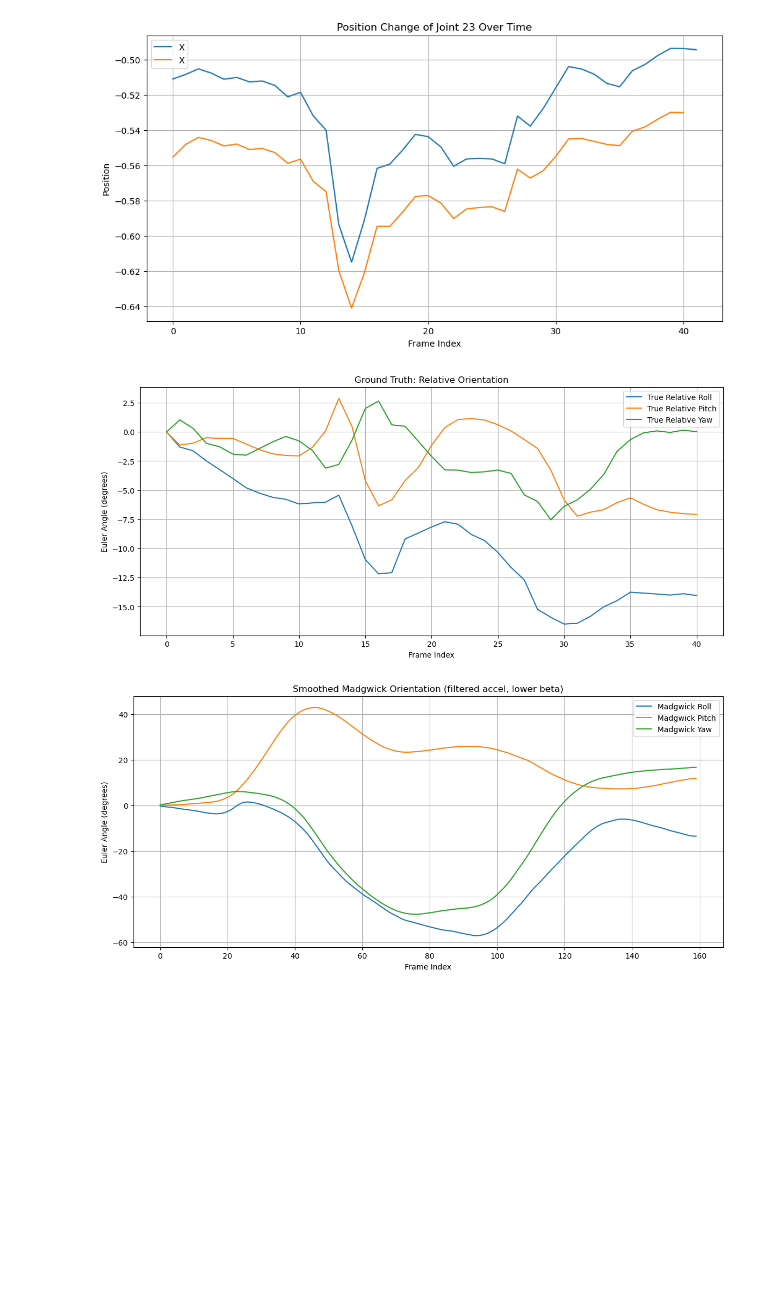
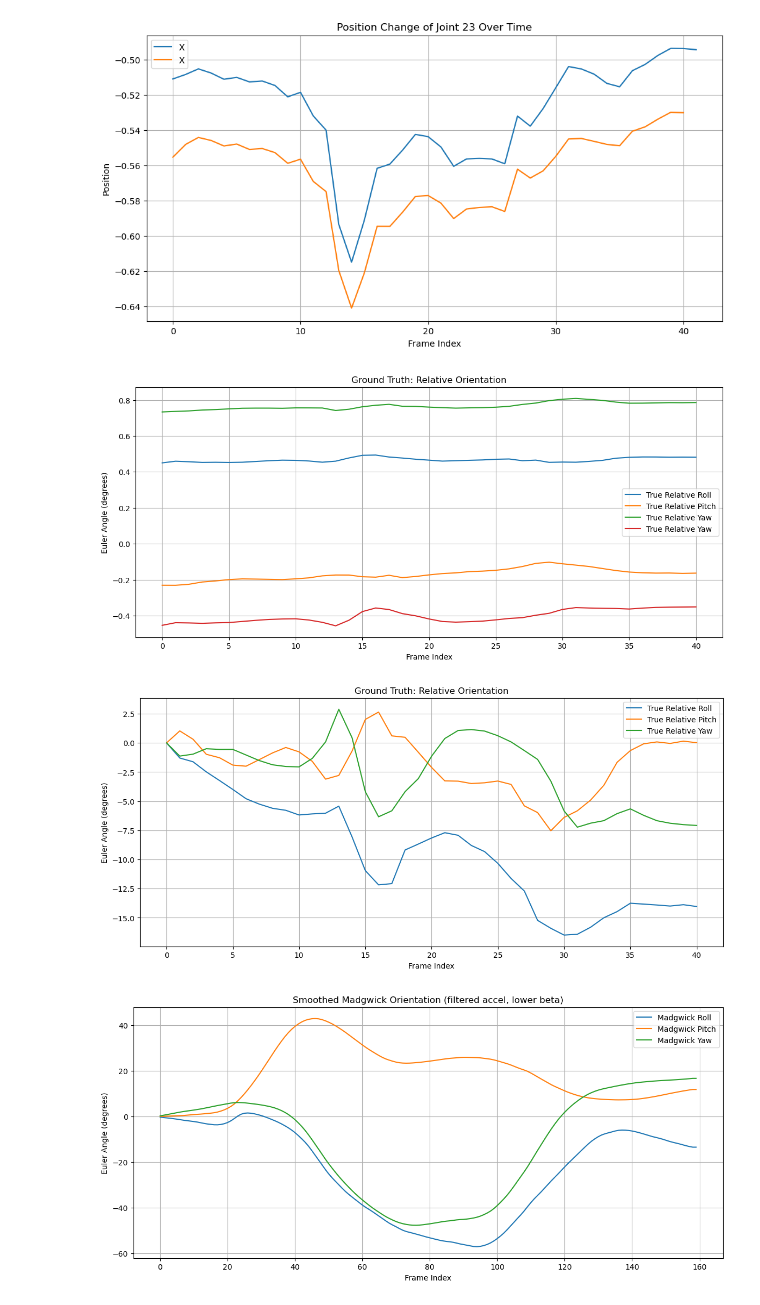
Before and after one commit to lalasray/smpl_to_joint, a Jupyter notebook: gen_IMU_WHAM_mod.ipynb, the cells around one changed output. Drawn from its saved outputs; the diff is of its cells as text; code cells hidden in the pictures; blank space fills up the shorter version.

```diff
--- a/gen_IMU_WHAM_mod.ipynb
+++ b/gen_IMU_WHAM_mod.ipynb
@@ -351,11 +351,33 @@ rot_rel = rot0_inv * rot  # (N,)
 # === Convert to Euler ===
 eulers_rel = rot_rel.as_euler('xyz', degrees=True)
 
+def moving_average(data, window_size):
+    """Smooth each column with simple moving average"""
+    cumsum = np.cumsum(np.insert(data, 0, 0, axis=0), axis=0)
+    return (cumsum[window_size:] - cumsum[:-window_size]) / window_size
+
+# Pick your window size (larger = smoother)
+window = 5  # try 5, 10, 20 depending on noise level
+
+#eulers_rel = moving_average(eulers_rel, window)
+
 # === Plot ===
 plt.figure(figsize=(14, 6))
+plt.plot(ore[:, 0], label='True Relative Roll')
+plt.plot(ore[:, 2], label='True Relative Pitch')
+plt.plot(ore[:, 1], label='True Relative Yaw')
+plt.plot(ore[:, 3], label='True Relative Yaw')
+plt.title('Ground Truth: Relative Orientation')
+plt.xlabel('Frame Index')
+plt.ylabel('Euler Angle (degrees)')
+plt.legend()
+plt.grid(True)
+plt.show()
+
+plt.figure(figsize=(14, 6))
 plt.plot(eulers_rel[:, 0], label='True Relative Roll')
-plt.plot(eulers_rel[:, 1], label='True Relative Pitch')
-plt.plot(eulers_rel[:, 2], label='True Relative Yaw')
+plt.plot(eulers_rel[:, 2], label='True Relative Pitch')
+plt.plot(eulers_rel[:, 1], label='True Relative Yaw')
 plt.title('Ground Truth: Relative Orientation')
 plt.xlabel('Frame Index')
 plt.ylabel('Euler Angle (degrees)')
@@ -395,32 +417,33 @@ accel_filt = lowpass(accel, cutoff=5.0, fs=fs)
 # ✅ Normalize accel to unit g for stability
 accel_filt = accel_filt / np.linalg.norm(accel_filt, axis=1, keepdims=True)
 
 # ✅ Use a smaller beta for smoother output
 madgwick = Madgwick(sampleperiod=dt, beta=0.02)  # Try 0.02–0.05
 
 q_madgwick = np.zeros((N, 4))
 q_madgwick[0] = [1, 0, 0, 0]
 
 for t in range(1, N):
     q_madgwick[t] = madgwick.updateIMU(q=q_madgwick[t-1], gyr=gyro[t], acc=accel_filt[t])
 
 # Convert to scipy convention
 q_madgwick_scipy = np.column_stack((q_madgwick[:, 1], q_madgwick[:, 2], q_madgwick[:, 3], q_madgwick[:, 0]))
 
 r_madgwick = R.from_quat(q_madgwick_scipy)
 eulers_madgwick = r_madgwick.as_euler('xyz', degrees=True)
 
 # Plot
 plt.figure(figsize=(14, 6))
 plt.plot(eulers_madgwick[:, 0], label='Madgwick Roll')
 plt.plot(eulers_madgwick[:, 1], label='Madgwick Pitch')
 plt.plot(eulers_madgwick[:, 2], label='Madgwick Yaw')
 plt.title('Smoothed Madgwick Orientation (filtered accel, lower beta)')
 plt.xlabel('Frame Index')
 plt.ylabel('Euler Angle (degrees)')
 plt.legend()
 plt.grid(True)
 plt.show()
 # %% [output]
-[figure, old version]
+[figure, new version]
-[figure, old version]
+[figure, new version]
+[figure, added]
```
Also changed, not shown: parts of 1 cell of this notebook, 2 other files.
